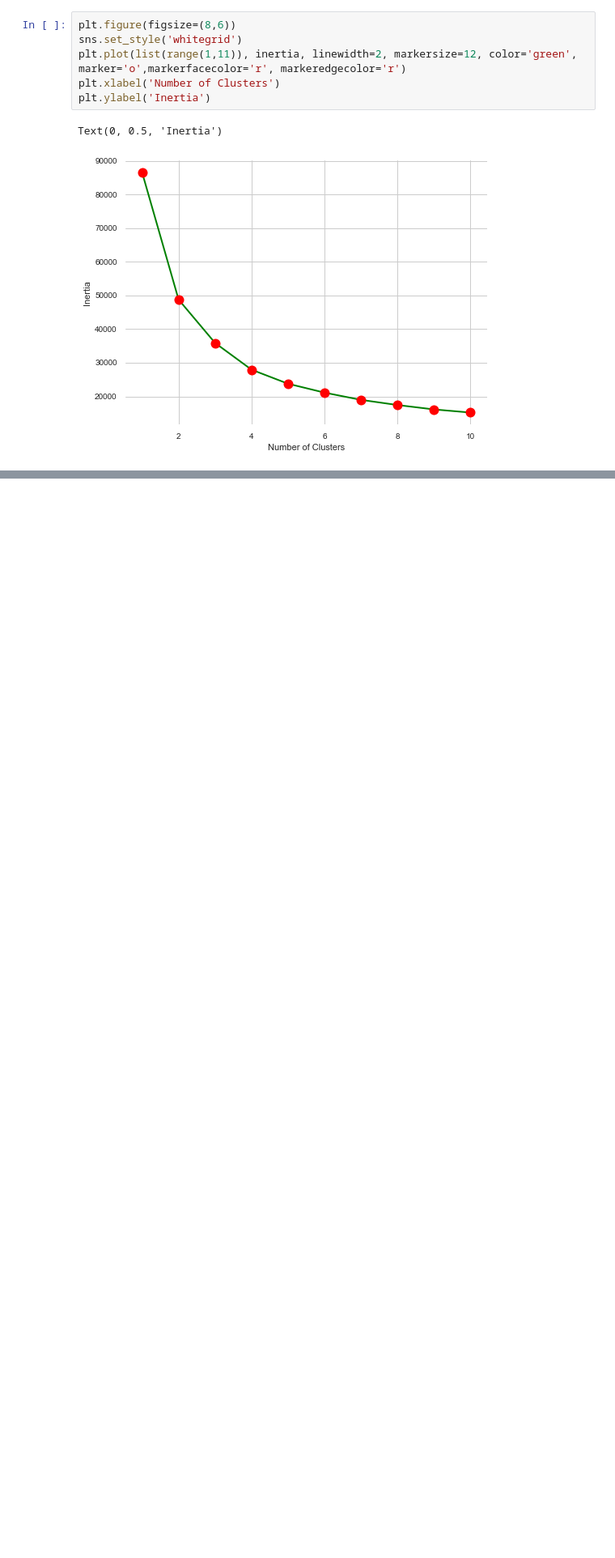
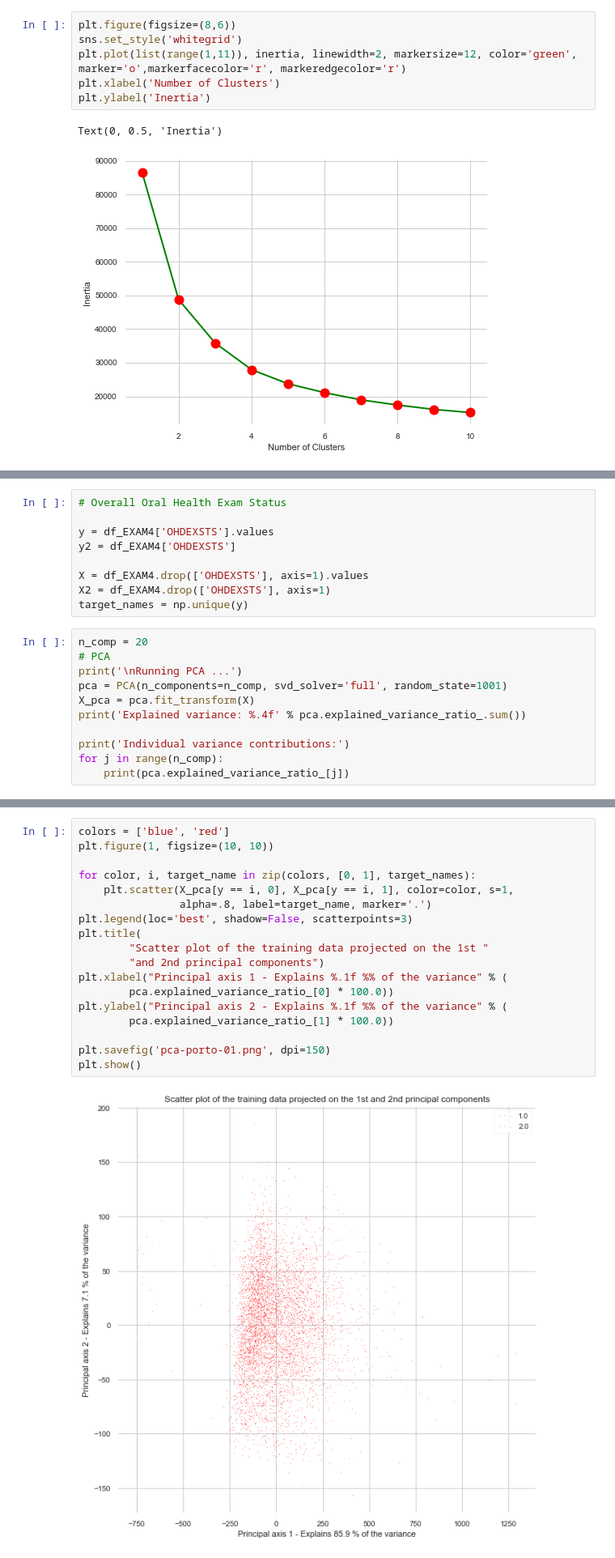
Before and after one commit to ogulkokan/NHANES-EDA, a Jupyter notebook: NHANES-Examination_dataset.ipynb, the cells around one changed output, grey strips where cells are left out. Shown at 81% size. Drawn from its saved outputs; the diff is of its cells as text; blank space fills up the shorter version.

Commit message:
examination data test

```diff
--- a/NHANES-Examination_dataset.ipynb
+++ b/NHANES-Examination_dataset.ipynb
@@ -278,0 +289,20 @@ Name: RIDSTATR, dtype: int64
+# %%
+# Overall Oral Health Exam Status
+
+y = df_EXAM4['OHDEXSTS'].values
+y2 = df_EXAM4['OHDEXSTS']
+
+X = df_EXAM4.drop(['OHDEXSTS'], axis=1).values
+X2 = df_EXAM4.drop(['OHDEXSTS'], axis=1)
+target_names = np.unique(y)
+# %%
+n_comp = 20
+# PCA
+print('\nRunning PCA ...')
+pca = PCA(n_components=n_comp, svd_solver='full', random_state=1001)
+X_pca = pca.fit_transform(X)
+print('Explained variance: %.4f' % pca.explained_variance_ratio_.sum())
+
+print('Individual variance contributions:')
+for j in range(n_comp):
+    print(pca.explained_variance_ratio_[j])
@@ -278,0 +327,20 @@ Name: RIDSTATR, dtype: int64
+# %%
+colors = ['blue', 'red']
+plt.figure(1, figsize=(10, 10))
+
+for color, i, target_name in zip(colors, [0, 1], target_names):
+    plt.scatter(X_pca[y == i, 0], X_pca[y == i, 1], color=color, s=1,
+                alpha=.8, label=target_name, marker='.')
+plt.legend(loc='best', shadow=False, scatterpoints=3)
+plt.title(
+        "Scatter plot of the training data projected on the 1st "
+        "and 2nd principal components")
+plt.xlabel("Principal axis 1 - Explains %.1f %% of the variance" % (
+        pca.explained_variance_ratio_[0] * 100.0))
+plt.ylabel("Principal axis 2 - Explains %.1f %% of the variance" % (
+        pca.explained_variance_ratio_[1] * 100.0))
+
+plt.savefig('pca-porto-01.png', dpi=150)
+plt.show()
+# %% [output]
+[figure, added]
```
Also changed, not shown: parts of 23 cells of this notebook, 3 other files.
